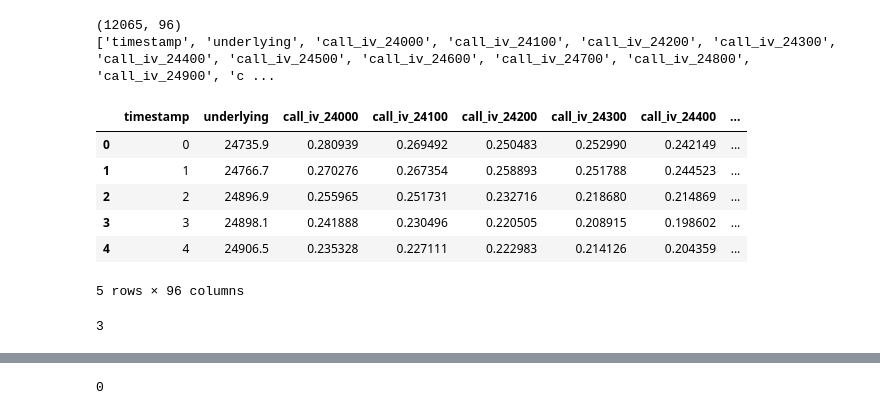
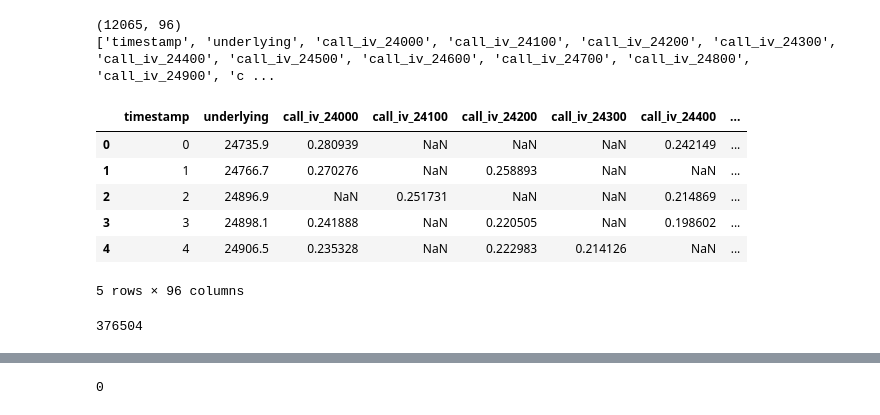
Before and after one commit to HemantKumar01/ImpliedVolatilityPrediction, a Jupyter notebook: explore.ipynb, the cells around one changed output, grey strips where cells are left out. Saved outputs shown, nothing was run; the diff lists cells and outputs as text; code cells hidden in the pictures.

```diff
--- a/explore.ipynb
+++ b/explore.ipynb
@@ -11,32 +11,32 @@ temp_path = 'tmp/'
 # %%
 # Load the test data
 test_df_orig = pd.read_parquet(f'{data_path}/test_data.parquet')
 test_pred_cols = list(
     filter(
         lambda x: x.startswith("call") or x.startswith("put"), test_df_orig.columns.tolist()
     )
 )
-output_matching = pd.read_csv(f"final_day/matching/ouptut0.csv", header=None)
-output_matching.columns = test_pred_cols
+# output_matching = pd.read_csv(f"final_day/matching/ouptut0.csv", header=None)
+# output_matching.columns = test_pred_cols
 test_df = test_df_orig.copy()
-test_df[test_pred_cols] = output_matching
+# test_df[test_pred_cols] = output_matching
 print(test_df.shape)
 print(list(test_df.columns))
 test_df.head()
 # %% [output]
 (12065, 96)
 ['timestamp', 'underlying', 'call_iv_24000', 'call_iv_24100', 'call_iv_24200', 'call_iv_24300', 'call_iv_24400', 'call_iv_24500', 'call_iv_24600', 'call_iv_24700', 'call_iv_24800', 'call_iv_24900', 'c ...
 |  | timestamp | underlying | call_iv_24000 | call_iv_24100 | call_iv_24200 | call_iv_24300 | call_iv_24400 | ... |
-| 0 | 0 | 24735.9 | 0.280939 | 0.269492 | 0.250483 | 0.252990 | 0.242149 | ... |
-| 1 | 1 | 24766.7 | 0.270276 | 0.267354 | 0.258893 | 0.251788 | 0.244523 | ... |
-| 2 | 2 | 24896.9 | 0.255965 | 0.251731 | 0.232716 | 0.218680 | 0.214869 | ... |
-| 3 | 3 | 24898.1 | 0.241888 | 0.230496 | 0.220505 | 0.208915 | 0.198602 | ... |
-| 4 | 4 | 24906.5 | 0.235328 | 0.227111 | 0.222983 | 0.214126 | 0.204359 | ... |
+| 0 | 0 | 24735.9 | 0.280939 | NaN | NaN | NaN | 0.242149 | ... |
+| 1 | 1 | 24766.7 | 0.270276 | NaN | 0.258893 | NaN | NaN | ... |
+| 2 | 2 | 24896.9 | NaN | 0.251731 | NaN | NaN | 0.214869 | ... |
+| 3 | 3 | 24898.1 | 0.241888 | NaN | 0.220505 | NaN | 0.198602 | ... |
+| 4 | 4 | 24906.5 | 0.235328 | NaN | 0.222983 | 0.214126 | NaN | ... |
 5 rows × 96 columns
 # %%
 test_df.isna().sum().sum()
 # %% [output]
-3
+376504
 # %%
 test_df.to_csv("final_day/matching/output_full.csv", index=False)
 # %%
```
Also changed, not shown: parts of 6 cells of this notebook.
